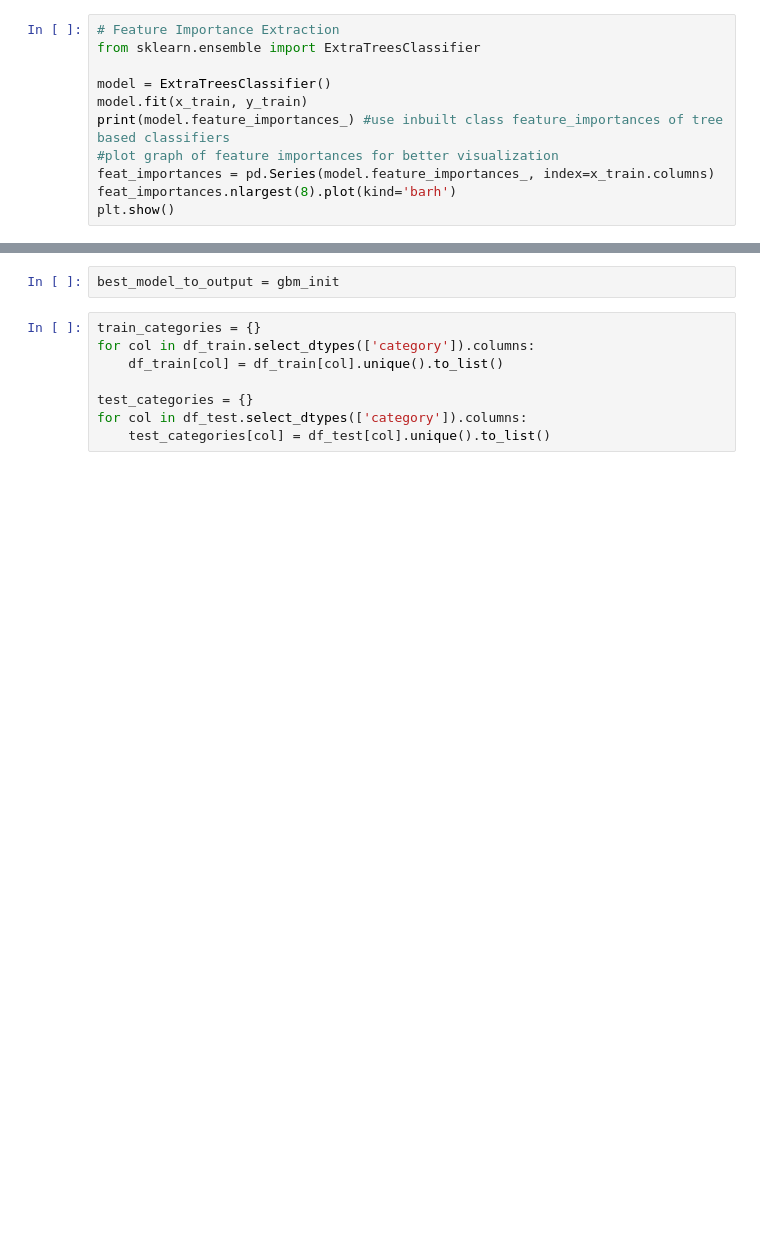
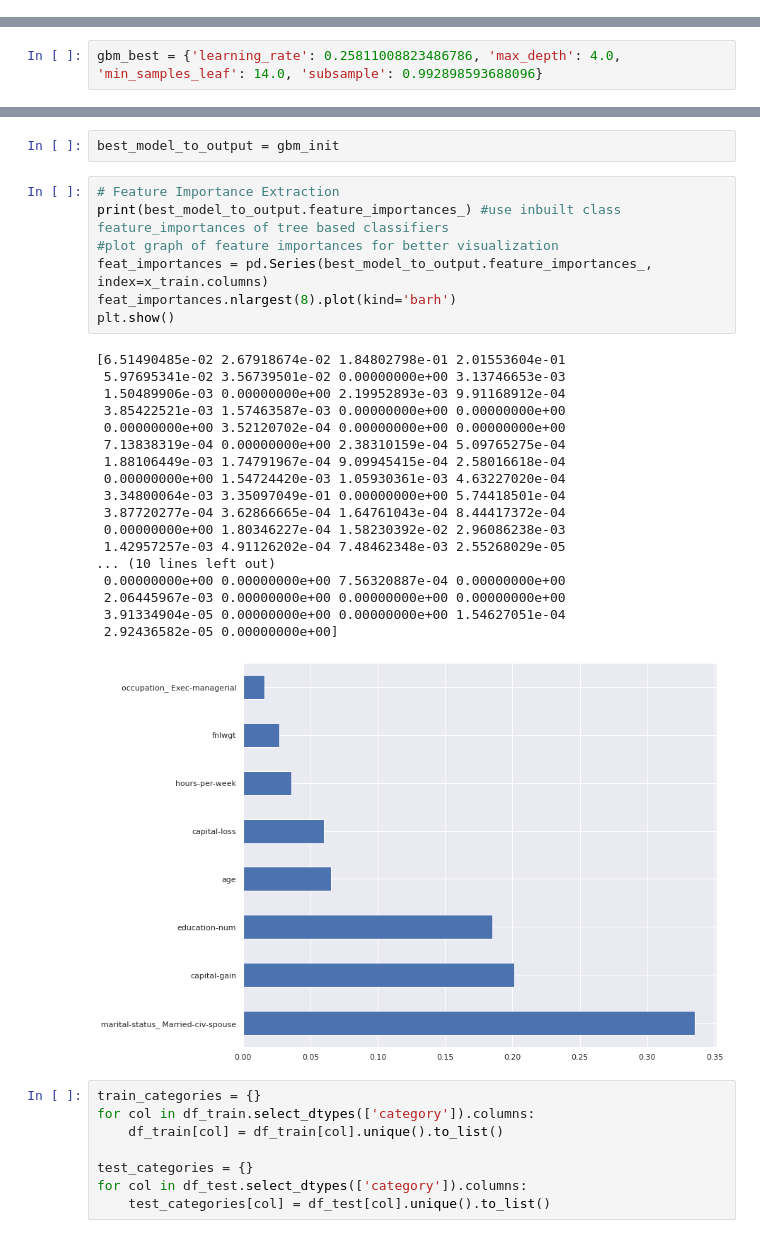
Before and after one commit to kenghweeng/cs5228_sotmethmeth, a Jupyter notebook: leon_refactored.ipynb, the cells around one changed output, grey strips where cells are left out. Saved outputs shown, nothing was run; the diff lists cells and outputs as text; blank space fills up the shorter version.

```diff
--- a/leon_refactored.ipynb
+++ b/leon_refactored.ipynb
@@ -123,14 +122,3 @@ print(featureScores.nlargest(8, 'Score'))
 3                         capital-gain  1072.676487
 5                       hours-per-week  1050.448166
 56             relationship_ Own-child  1047.654021
-# %%
-# Feature Importance Extraction
-from sklearn.ensemble import ExtraTreesClassifier
-
-model = ExtraTreesClassifier()
-model.fit(x_train, y_train)
-print(model.feature_importances_) #use inbuilt class feature_importances of tree based classifiers
-#plot graph of feature importances for better visualization
-feat_importances = pd.Series(model.feature_importances_, index=x_train.columns)
-feat_importances.nlargest(8).plot(kind='barh')
-plt.show()
@@ -289,3 +256,5 @@ print(gbm_best)
+# %%
+gbm_best = {'learning_rate': 0.25811008823486786, 'max_depth': 4.0, 'min_samples_leaf': 14.0, 'subsample': 0.992898593688096}
 # %%
 gbm_best['min_samples_leaf'] = 14
 gbm_init = GradientBoostingClassifier(n_estimators=100, loss='exponential', criterion='mse', **gbm_best, random_state=21)
@@ -361,5 +341,31 @@ print(acc, f1)
 # %%
 best_model_to_output = gbm_init
+# %%
+# Feature Importance Extraction
+print(best_model_to_output.feature_importances_) #use inbuilt class feature_importances of tree based classifiers
+#plot graph of feature importances for better visualization
+feat_importances = pd.Series(best_model_to_output.feature_importances_, index=x_train.columns)
+feat_importances.nlargest(8).plot(kind='barh')
+plt.show()
+# %% [output]
+[6.51490485e-02 2.67918674e-02 1.84802798e-01 2.01553604e-01
+ 5.97695341e-02 3.56739501e-02 0.00000000e+00 3.13746653e-03
+ 1.50489906e-03 0.00000000e+00 2.19952893e-03 9.91168912e-04
+ 3.85422521e-03 1.57463587e-03 0.00000000e+00 0.00000000e+00
+ 0.00000000e+00 3.52120702e-04 0.00000000e+00 0.00000000e+00
+ 7.13838319e-04 0.00000000e+00 2.38310159e-04 5.09765275e-04
+ 1.88106449e-03 1.74791967e-04 9.09945415e-04 2.58016618e-04
+ 0.00000000e+00 1.54724420e-03 1.05930361e-03 4.63227020e-04
+ 3.34800064e-03 3.35097049e-01 0.00000000e+00 5.74418501e-04
+ 3.87720277e-04 3.62866665e-04 1.64761043e-04 8.44417372e-04
+ 0.00000000e+00 1.80346227e-04 1.58230392e-02 2.96086238e-03
+ 1.42957257e-03 4.91126202e-04 7.48462348e-03 2.55268029e-05
+... (10 lines left out)
+ 0.00000000e+00 0.00000000e+00 7.56320887e-04 0.00000000e+00
+ 2.06445967e-03 0.00000000e+00 0.00000000e+00 0.00000000e+00
+ 3.91334904e-05 0.00000000e+00 0.00000000e+00 1.54627051e-04
+ 2.92436582e-05 0.00000000e+00]
+[figure, added]
 # %%
 train_categories = {}
 for col in df_train.select_dtypes(['category']).columns:
```
Also changed, not shown: parts of 5 cells of this notebook.
